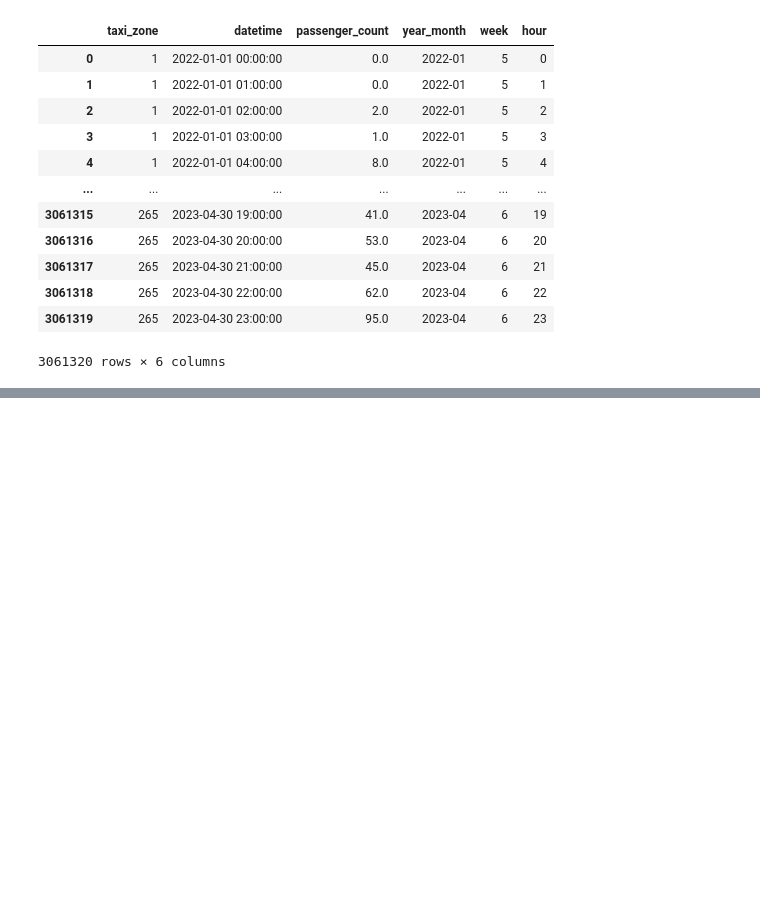
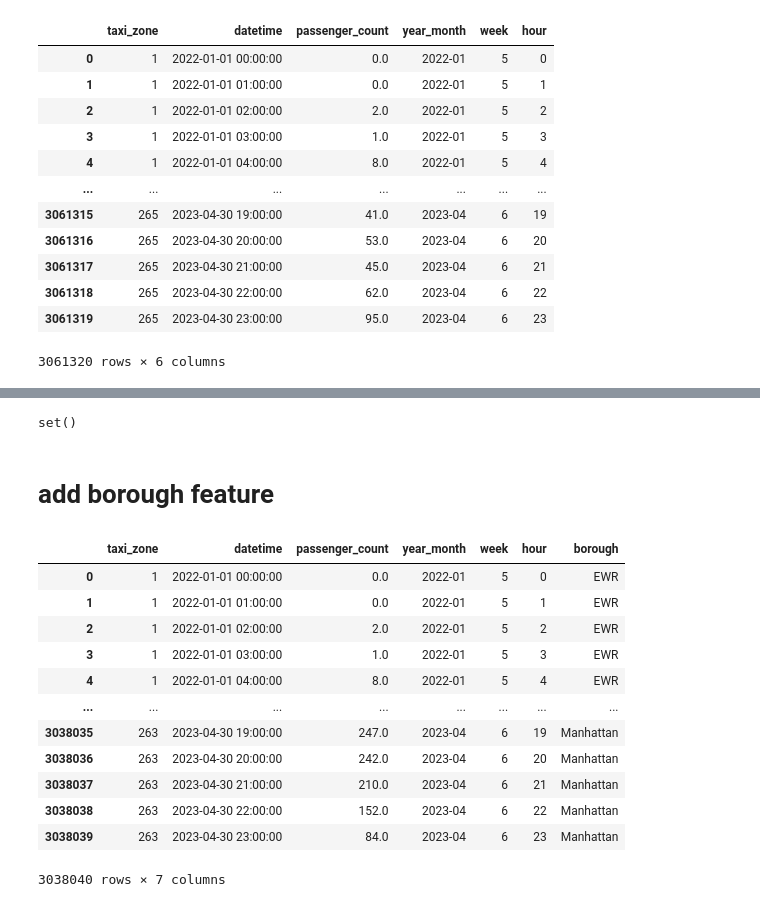
Before and after one commit to minhlynguyen/ucd-project-advantage, a Jupyter notebook: data-analytics/data_cleaning/taxi_data/cleaning_taxi_data.ipynb, the cells around one changed output, grey strips where cells are left out. Drawn from its saved outputs; the diff is of its cells as text; code cells hidden in the pictures; blank space fills up the shorter version.

```diff
--- a/data-analytics/model_1/cleaning_data/cleaning_taxi_data.ipynb
+++ b/data-analytics/data_cleaning/taxi_data/cleaning_taxi_data.ipynb
@@ -543,0 +582,4 @@ df_grouped
+# %%
+# Drop rows where 'taxi_zone' is 264 or 265
+df_grouped = df_grouped.loc[(df_grouped['taxi_zone'] != 264) & (df_grouped['taxi_zone'] != 265)]
+df_grouped
@@ -543,0 +600,32 @@ df_grouped
+# %%
+# Values in A but not in B
+diff_A_B = set(df_grouped['taxi_zone']).difference(set(geo_taxi_zone['objectid']))
+print(diff_A_B)
+# %% [output]
+set()
+# %% [markdown]
+# add borough feature
+# %%
+df_add_borough = df_grouped.merge(geo_taxi_zone[['objectid', 'borough']],
+                               left_on='taxi_zone',
+                               right_on='objectid',
+                               how='left')
+
+# Now, drop the 'objectid' column if it's not needed
+df_add_borough.drop('objectid', axis=1, inplace=True)
+# %%
+df_add_borough
+# %% [output]
+|  | taxi_zone | datetime | passenger_count | year_month | week | hour | borough |
+| 0 | 1 | 2022-01-01 00:00:00 | 0.0 | 2022-01 | 5 | 0 | EWR |
+| 1 | 1 | 2022-01-01 01:00:00 | 0.0 | 2022-01 | 5 | 1 | EWR |
+| 2 | 1 | 2022-01-01 02:00:00 | 2.0 | 2022-01 | 5 | 2 | EWR |
+| 3 | 1 | 2022-01-01 03:00:00 | 1.0 | 2022-01 | 5 | 3 | EWR |
+| 4 | 1 | 2022-01-01 04:00:00 | 8.0 | 2022-01 | 5 | 4 | EWR |
+| ... | ... | ... | ... | ... | ... | ... | ... |
+| 3038035 | 263 | 2023-04-30 19:00:00 | 247.0 | 2023-04 | 6 | 19 | Manhattan |
+| 3038036 | 263 | 2023-04-30 20:00:00 | 242.0 | 2023-04 | 6 | 20 | Manhattan |
+| 3038037 | 263 | 2023-04-30 21:00:00 | 210.0 | 2023-04 | 6 | 21 | Manhattan |
+| 3038038 | 263 | 2023-04-30 22:00:00 | 152.0 | 2023-04 | 6 | 22 | Manhattan |
+| 3038039 | 263 | 2023-04-30 23:00:00 | 84.0 | 2023-04 | 6 | 23 | Manhattan |
+3038040 rows × 7 columns
```
Also changed, not shown: parts of 8 cells of this notebook, 15 other files.
